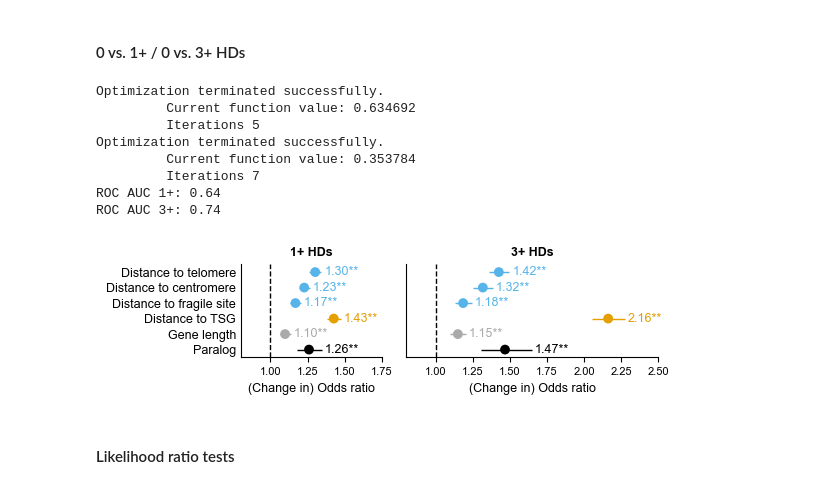
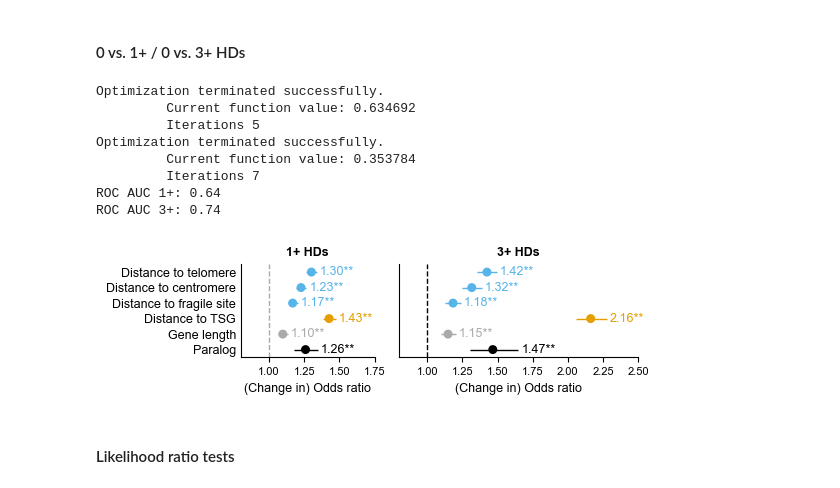
Before and after one commit to cancergenetics/paralog_HDs, a Jupyter notebook: 2_data_analysis/08_model_passenger_hds.ipynb, the cells around one changed output. Drawn from its saved outputs; the diff is of its cells as text; code cells hidden in the pictures.

```diff
--- a/2_data_analysis/08_model_passenger_hds.ipynb
+++ b/2_data_analysis/08_model_passenger_hds.ipynb
@@ -168,7 +165,7 @@ def convert_model_res(m):
     return df
 # %%
 def draw_coefs_logit(mres, ax, n=1):
-    sns.pointplot(np.exp(mres[1:].coef), mres[1:].term, join=False, scale=1.2, zorder=10, ax=ax,
+    sns.pointplot(np.exp(mres[1:].coef), mres[1:].term, join=False, scale=1.1, zorder=10, ax=ax,
                   palette=[gp.get_color(c) for c in mres[1:]['cat']]);
     for row in mres[1:].iterrows():
         clr = gp.get_color(row[1]['cat'])
@@ -181,33 +178,33 @@ def draw_coefs_logit(mres, ax, n=1):
 # %% [markdown]
 #### 0 vs. 1+ / 0 vs. 3+ HDs
 # %%
-f, ax = plt.subplots(1, 2, figsize=(5.9, 1.75), sharey=True, gridspec_kw={'width_ratios':[0.56,1]})
+f, ax = plt.subplots(1, 2, figsize=(5.7, 1.75), sharey=True, gridspec_kw={'width_ratios':[0.56,1]})
 m1 = smf.logit("del1 ~ paralog + gene_length + dist_tsg + dist_fragsite + dist_centromere + dist_telomere", data=normdata).fit()
 draw_coefs_logit(convert_model_res(m1), ax[0], 1)
-ax[0].set_xlim([0.8,1.75]); ax[0].set_ylim([-0.5,len(m1.params)-1.5]); ax[0].axvline(1, linestyle='--', color='k')
+ax[0].set_xlim([0.8,1.75]); ax[0].set_ylim([-0.5,len(m1.params)-1.5]); ax[0].axvline(1, linestyle='--', color='#aaa')
 
 m3 = smf.logit("del3 ~ paralog + gene_length + dist_tsg + dist_fragsite + dist_centromere + dist_telomere",
                data=normdata[(normdata.n_HDs==0) | (normdata.n_HDs>=3)]).fit()
 draw_coefs_logit(convert_model_res(m3), ax[1], 3)
 ax[1].set_xlim([0.8,2.5]); ax[1].set_ylim([-0.5,len(m1.params)-1.5]); ax[1].axvline(1, linestyle='--', color='k')
 
 ypred=m1.predict()
 print('ROC AUC 1+: %.2f' % (roc_auc_score(normdata.del1, ypred)))
 ypred=m3.predict()
 print('ROC AUC 3+: %.2f' % (roc_auc_score(normdata[(normdata.n_HDs==0) | (normdata.n_HDs>=3)].del3, ypred)))
 
 plt.tight_layout()
-plt.savefig('../figures/logit_model_all_dels.png', bbox_inches='tight', dpi=500, transparent=True)
+plt.savefig('../figures/logit_model_all_dels.png', bbox_inches='tight', dpi=500)
 # %% [output]
 Optimization terminated successfully.
          Current function value: 0.634692
          Iterations 5
 Optimization terminated successfully.
          Current function value: 0.353784
          Iterations 7
 ROC AUC 1+: 0.64
 ROC AUC 3+: 0.74
-[figure, old version]
+[figure, new version]
 # %%
 #(1.75-0.8)/(2.5-0.8)
 # %% [markdown]
```
Also changed, not shown: parts of 2 cells of this notebook, 4 other files.
